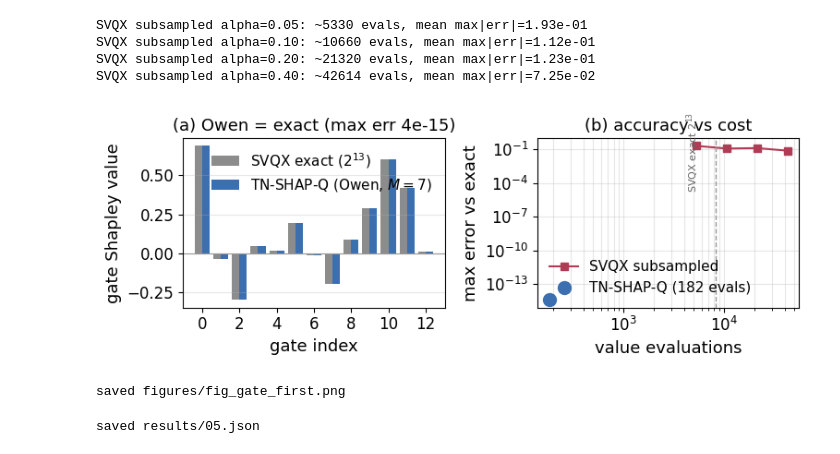
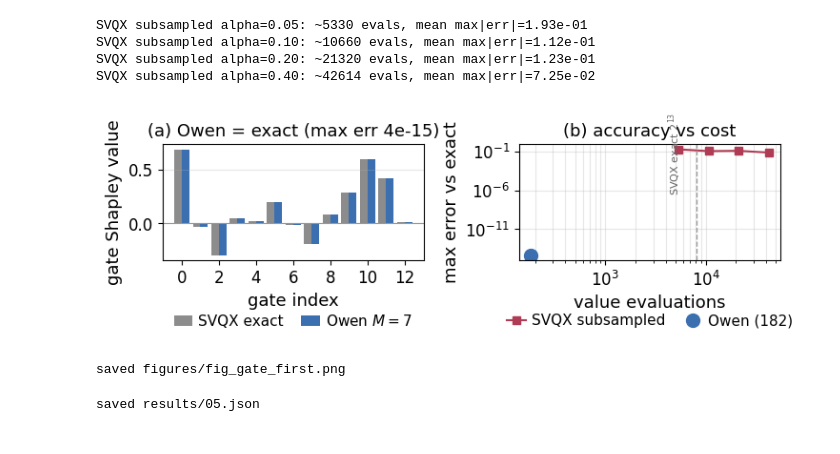
Before and after one commit to farzana0/TN-SHAP-Q-demo, a Jupyter notebook: notebooks/05_gate_attribution.ipynb, the cells around one changed output. Drawn from its saved outputs; the diff is of its cells as text; code cells hidden in the pictures.

```diff
--- a/notebooks/05_gate_attribution.ipynb
+++ b/notebooks/05_gate_attribution.ipynb
@@ -58,29 +58,29 @@ SVQX subsampled alpha=0.40: ~42614 evals, mean max|err|=7.25e-02
 # %%
 # Figure: (a) per-gate Shapley exact vs Owen; (b) accuracy vs cost
 fig, (a1, a2) = plt.subplots(1, 2, figsize=(7.8, 3.0))
 xb = np.arange(m); wid = 0.4
-a1.bar(xb - wid/2, phi_exact, wid, color='0.55', label=r'SVQX exact ($2^{13}$)')
-a1.bar(xb + wid/2, phi_owen, wid, color='#3b6fb0', label=r'TN-SHAP-Q (Owen, $M{=}7$)')
+a1.bar(xb - wid/2, phi_exact, wid, color='0.55', label='SVQX exact')
+a1.bar(xb + wid/2, phi_owen, wid, color='#3b6fb0', label=r'Owen $M{=}7$')
 a1.axhline(0, color='0.6', lw=0.8); a1.set_xticks(xb[::2])
 a1.set_xlabel('gate index'); a1.set_ylabel('gate Shapley value')
 a1.set_title(f'(a) Owen = exact (max err {max_err:.0e})')
-a1.legend(frameon=False); a1.grid(alpha=0.3, axis='y')
+a1.legend(frameon=False, loc='upper center', bbox_to_anchor=(0.5, -0.34), ncol=2, columnspacing=1.2, handlelength=1.3, handletextpad=0.4); a1.grid(alpha=0.3, axis='y')
 
 sv_ev = [p[0] for p in svqx_pts]; sv_er = [p[1] for p in svqx_pts]
 a2.loglog(sv_ev, sv_er, 's-', color='#b03b54', label='SVQX subsampled')
 a2.loglog([n_owen], [max(max_err, 1e-16)], 'o', color='#3b6fb0', ms=10,
-          label=f'TN-SHAP-Q ({n_owen} evals)')
+          label=f'Owen ({n_owen})')
 a2.axvline(2**m, color='0.6', ls='--', lw=1)
 a2.text(2**m * 0.5, 5e-2, r'SVQX exact $2^{13}$', rotation=90, va='center', fontsize=8, color='0.4')
 a2.set_xlabel('value evaluations'); a2.set_ylabel('max error vs exact')
-a2.set_title('(b) accuracy vs cost'); a2.legend(frameon=False, loc='lower left')
+a2.set_title('(b) accuracy vs cost'); a2.legend(frameon=False, loc='upper center', bbox_to_anchor=(0.5, -0.34), ncol=2, columnspacing=1.2, handlelength=1.3, handletextpad=0.4)
 a2.grid(alpha=0.3, which='both')
 fig.tight_layout()
 savefig(fig, 'fig_gate_first.png')
 plt.show()
 print("saved figures/fig_gate_first.png")
 # %% [output]
-[figure, old version]
+[figure, new version]
 saved figures/fig_gate_first.png
 # %%
 res = {
```
Also changed, not shown: 16 other files.
